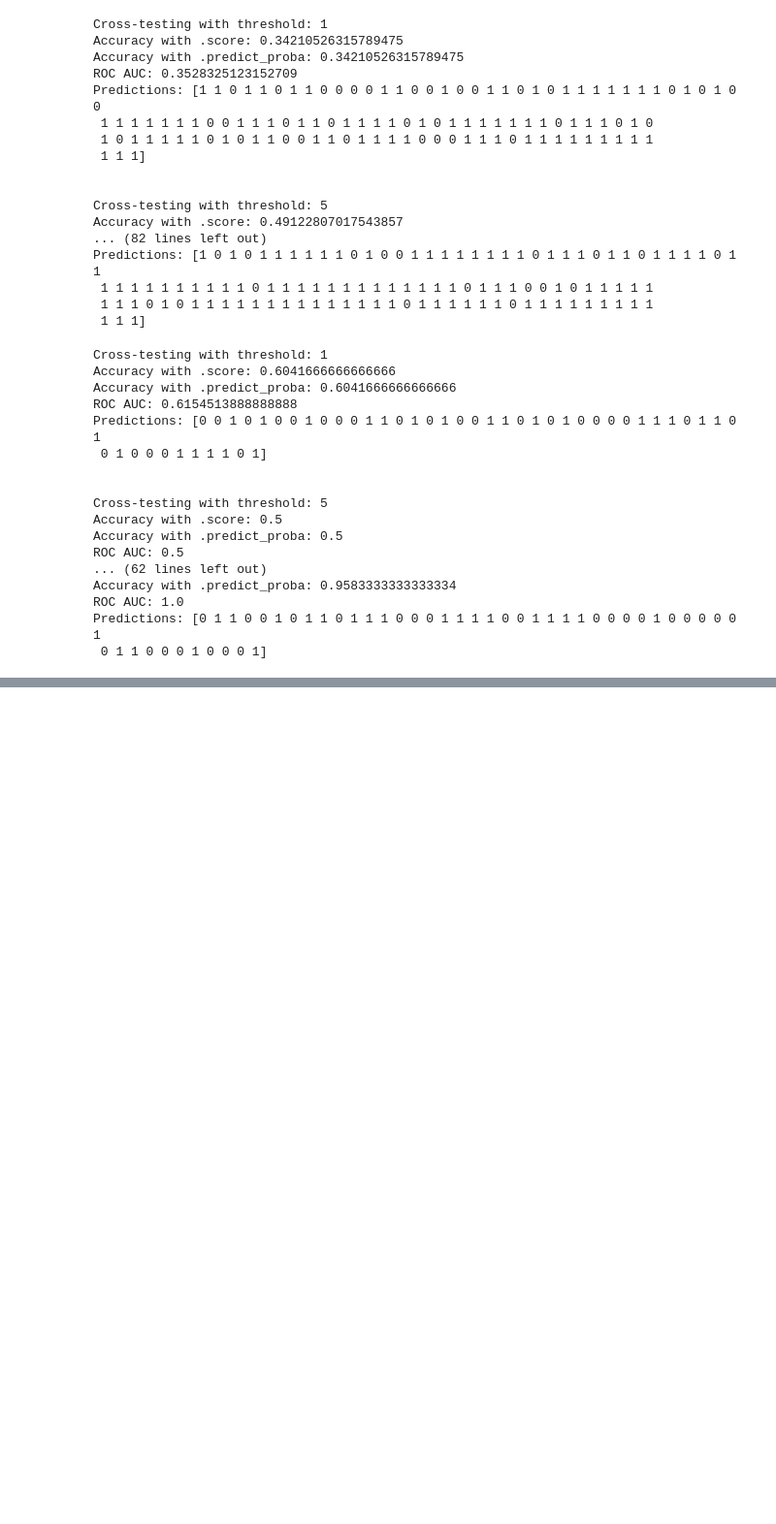
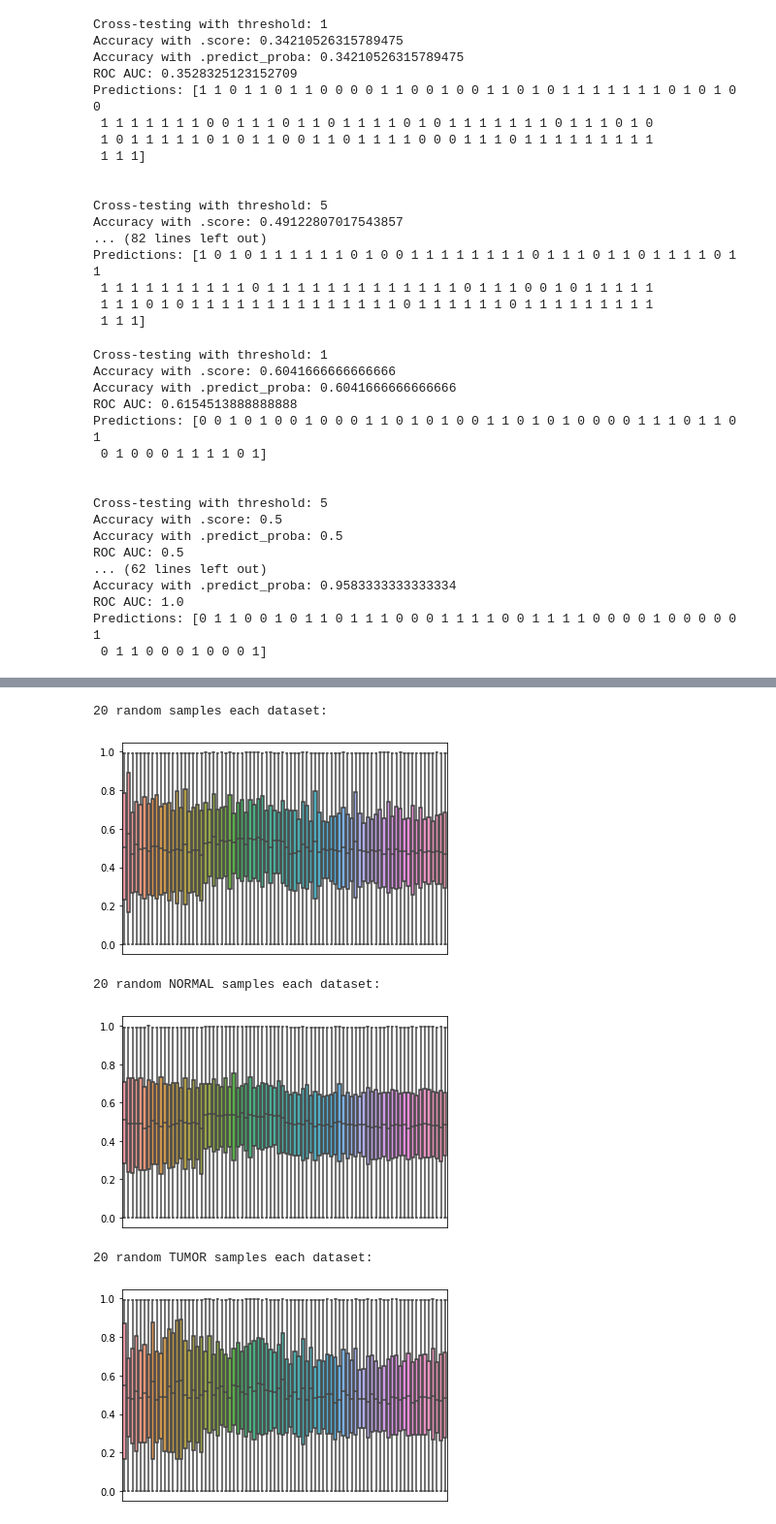
Before and after one commit to colombelli/bioinformatics-ml, a Jupyter notebook: Data Processing/normalization/quantile.ipynb, the cells around one changed output, grey strips where cells are left out. Shown at 97% size. Drawn from its saved outputs; the diff is of its cells as text; code cells hidden in the pictures; blank space fills up the shorter version.

```diff
--- a/Data Processing/normalization/quantile.ipynb
+++ b/Data Processing/normalization/quantile.ipynb
@@ -325,0 +340,5 @@ Predictions: [0 1 1 0 0 1 0 1 1 0 1 1 1 0 0 0 1 1 1 1 0 0 1 1 1 1 0 0 0 0 1 0 0
+# %%
+df0 = pd.read_csv(p_root+df0_name, index_col=0)
+df1 = pd.read_csv(p_root+df1_name, index_col=0)
+df2 = pd.read_csv(p_root+df2_name, index_col=0)
+df3 = pd.read_csv(p_root+df3_name, index_col=0)
@@ -325,0 +350,9 @@ Predictions: [0 1 1 0 0 1 0 1 1 0 1 1 1 0 0 0 1 1 1 1 0 0 1 1 1 1 0 0 0 0 1 0 0
+# %%
+dfs = [df0,df1,df2,df3]
+paths = [p_root+"gse19188_quantile.csv",
+         p_root+"cumida1_quantile.csv",
+         p_root+"cumida2_quantile.csv",
+         p_root+"cumida3_quantile.csv"]
+
+for i, df in enumerate(dfs):
+    transform_df(df, paths[i])
@@ -325,0 +364,47 @@ Predictions: [0 1 1 0 0 1 0 1 1 0 1 1 1 0 0 0 1 1 1 1 0 0 1 1 1 1 0 0 0 0 1 0 0
+# %%
+df0 = pd.read_csv(paths[0], index_col=0)
+df1 = pd.read_csv(paths[1], index_col=0)
+df2 = pd.read_csv(paths[2], index_col=0)
+df3 = pd.read_csv(paths[3], index_col=0)
+dfs = [df0,df1,df2,df3]
+# %%
+#ALL SAMPLES
+dfs20 = []
+for df in dfs:
+    df = df.sample(frac=1)
+    dfs20.append(df.iloc[0:20, 0:-1])
+
+dfConc = pd.concat([dfs20[0], dfs20[1], dfs20[2], dfs20[3]]).T
+print("\n20 random samples each dataset:")
+boxplot_df(dfConc)
+
+
+#NORMAL SAMPLES
+dfs20 = []
+for df in dfs:
+    df = df.sample(frac=1)
+    pldf = get_n_class(df, 0, 20)
+    dfs20.append(pldf.iloc[:, 0:-1])
+
+dfConc = pd.concat([dfs20[0], dfs20[1], dfs20[2], dfs20[3]]).T
+print("\n20 random NORMAL samples each dataset:")
+boxplot_df(dfConc)
+
+
+#TUMOR SAMPLES
+dfs20 = []
+for df in dfs:
+    df = df.sample(frac=1)
+    pldf = get_n_class(df, 1, 20)
+    dfs20.append(pldf.iloc[:, 0:-1])
+
+dfConc = pd.concat([dfs20[0], dfs20[1], dfs20[2], dfs20[3]]).T
+print("\n20 random TUMOR samples each dataset:")
+boxplot_df(dfConc)
+# %% [output]
+20 random samples each dataset:
+[figure, added]
+20 random NORMAL samples each dataset:
+[figure, added]
+20 random TUMOR samples each dataset:
+[figure, added]
```
Also changed, not shown: parts of 6 cells of this notebook, 4 other files.
